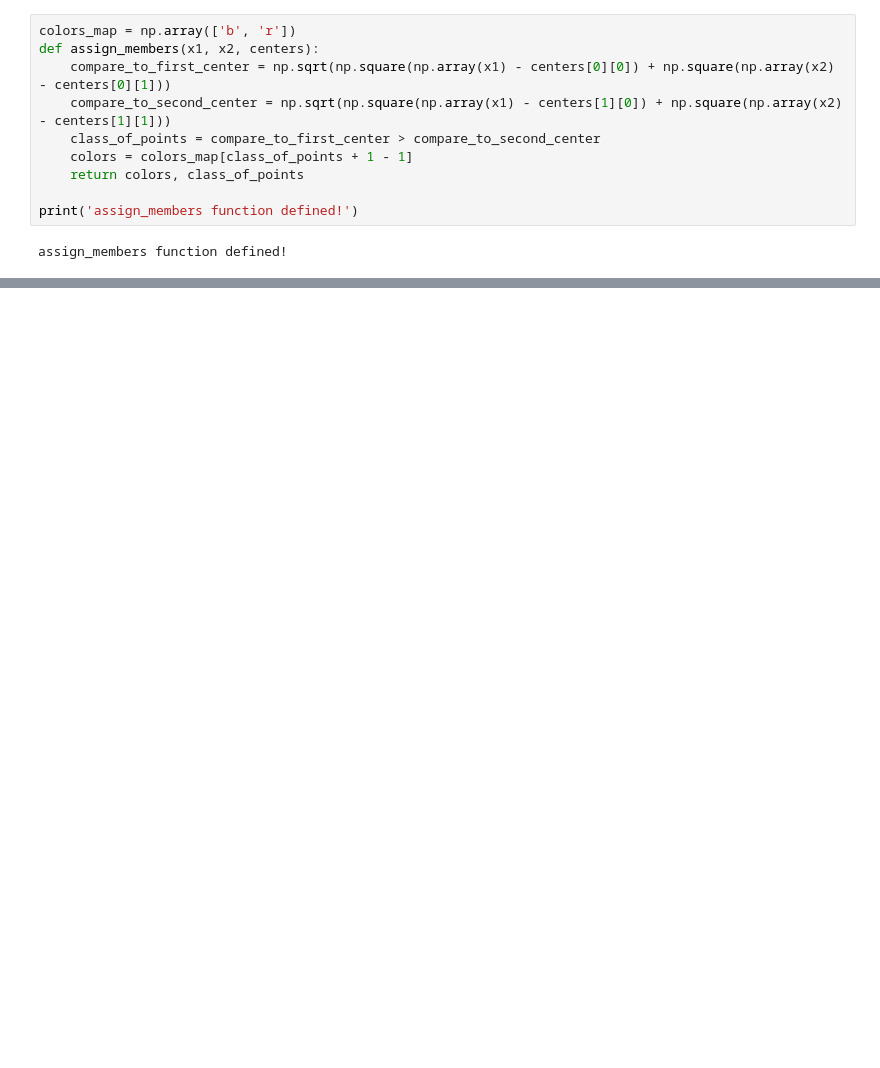
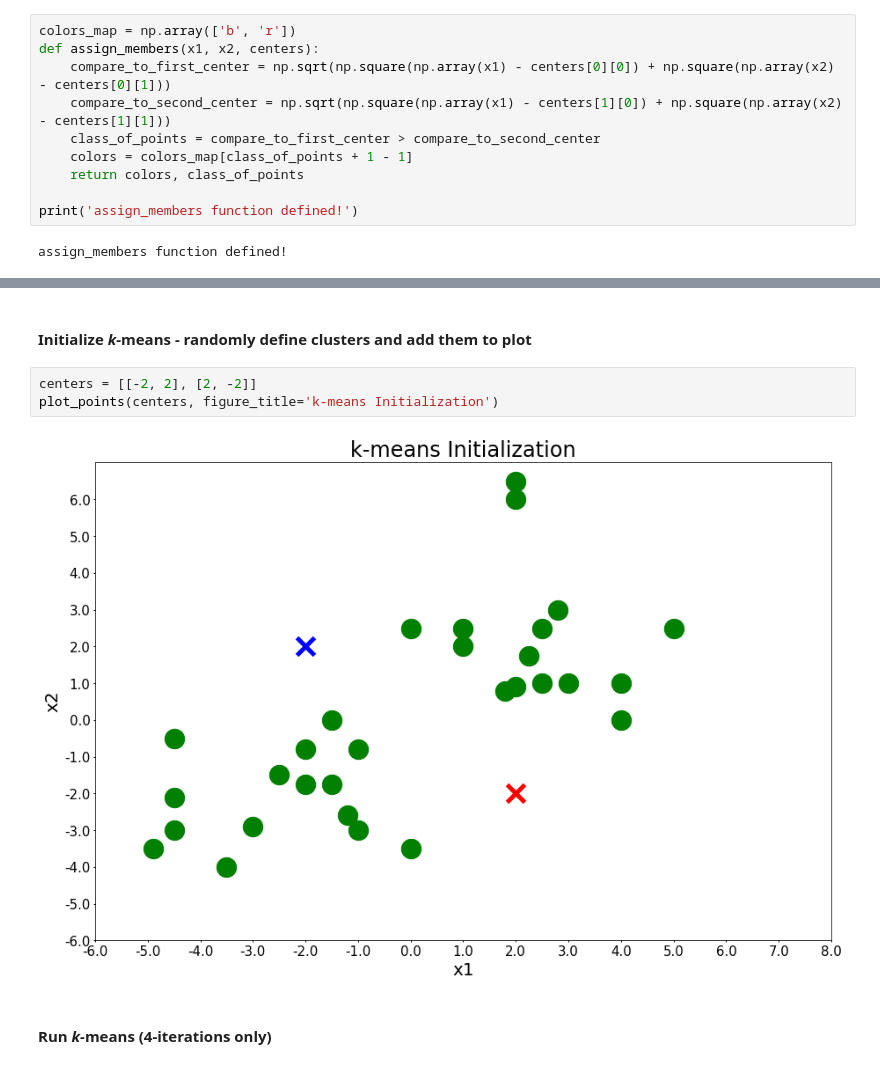
Before and after one commit to AhmedZIANE/Coursera_Capstone, a Jupyter notebook: K-means clustering.ipynb, the cells around one changed output, grey strips where cells are left out. Drawn from its saved outputs; the diff is of its cells as text; blank space fills up the shorter version.

```diff
--- a/K-means clustering.ipynb
+++ b/K-means clustering.ipynb
@@ -37,0 +103,9 @@ assign_members function defined!
+# %% [markdown]
+#### Initialize _k_-means - randomly define clusters and add them to plot
+# %%
+centers = [[-2, 2], [2, -2]]
+plot_points(centers, figure_title='k-means Initialization')
+# %% [output]
+[figure, added]
+# %% [markdown]
+#### Run _k_-means (4-iterations only)
```
Also changed, not shown: parts of 19 cells of this notebook.
